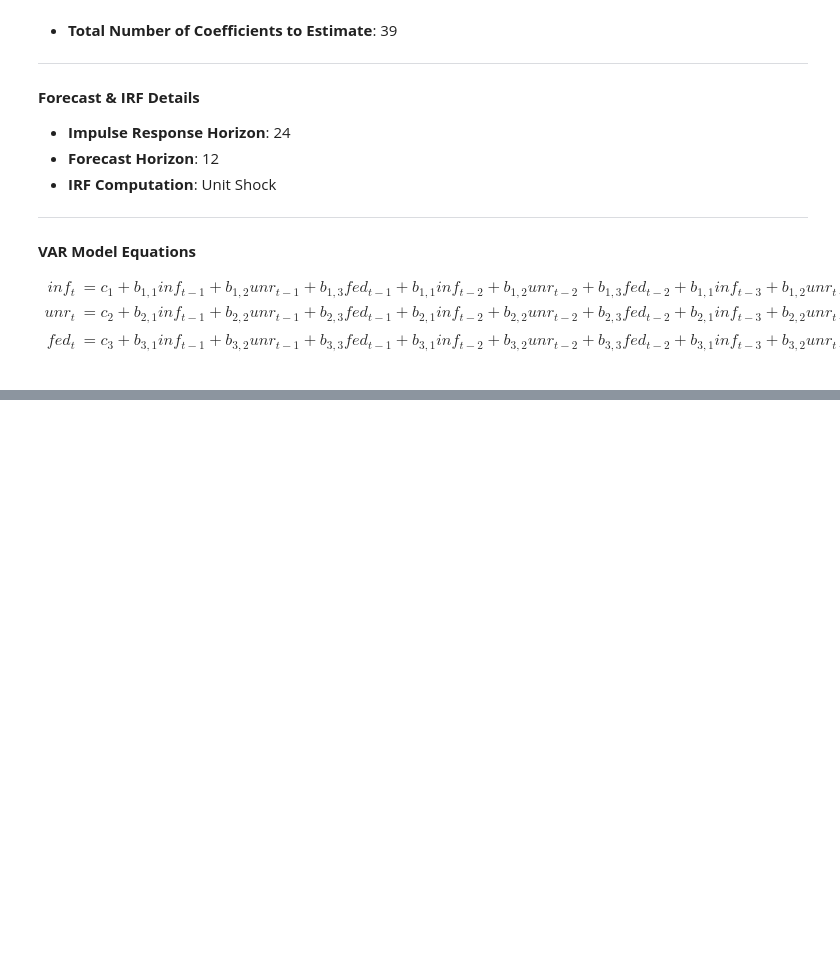
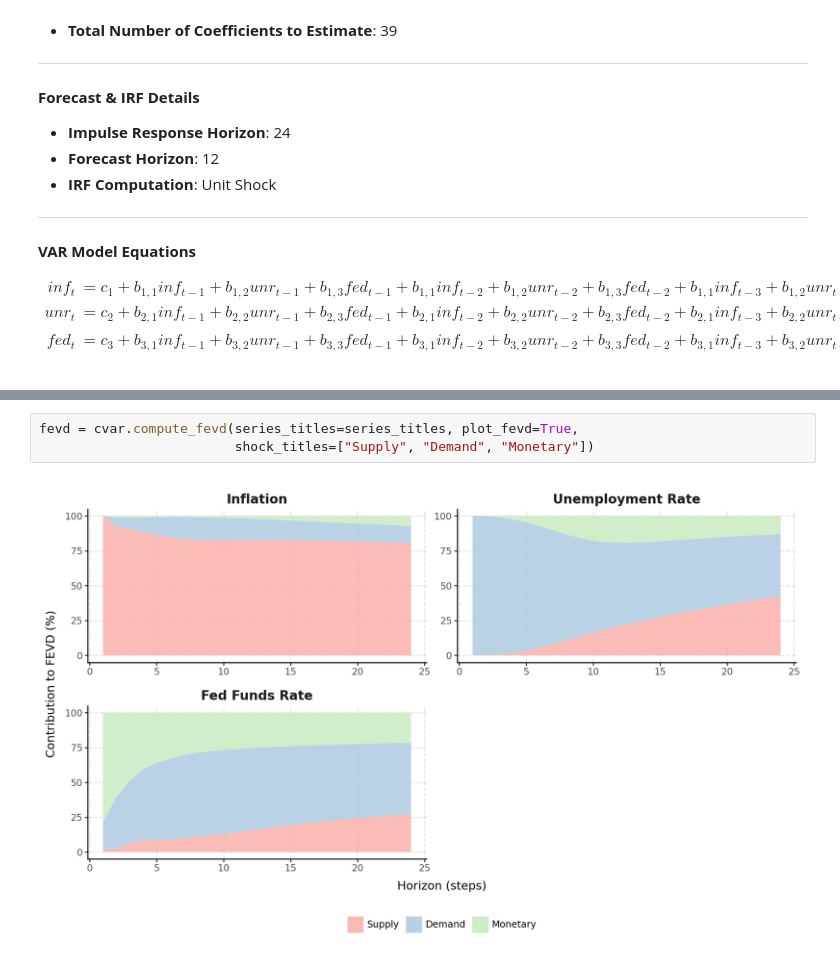
Before and after one commit to RenatoVassallo/MacroPy, a Jupyter notebook: notebooks/tutorial_cvar.ipynb, the cells around one changed output, grey strips where cells are left out. Saved outputs shown, nothing was run; the diff lists cells and outputs as text; blank space fills up the shorter version.

```diff
--- a/notebooks/tutorial_cvar.ipynb
+++ b/notebooks/tutorial_cvar.ipynb
@@ -92,0 +76,5 @@ array([[[[ 1.00000000e+00,  0.00000000e+00,  0.00000000e+00],
+# %%
+fevd = cvar.compute_fevd(series_titles=series_titles, plot_fevd=True,
+                         shock_titles=["Supply", "Demand", "Monetary"])
+# %% [output]
+[figure, added]
```
Also changed, not shown: parts of 1 cell of this notebook, 2 other files.
